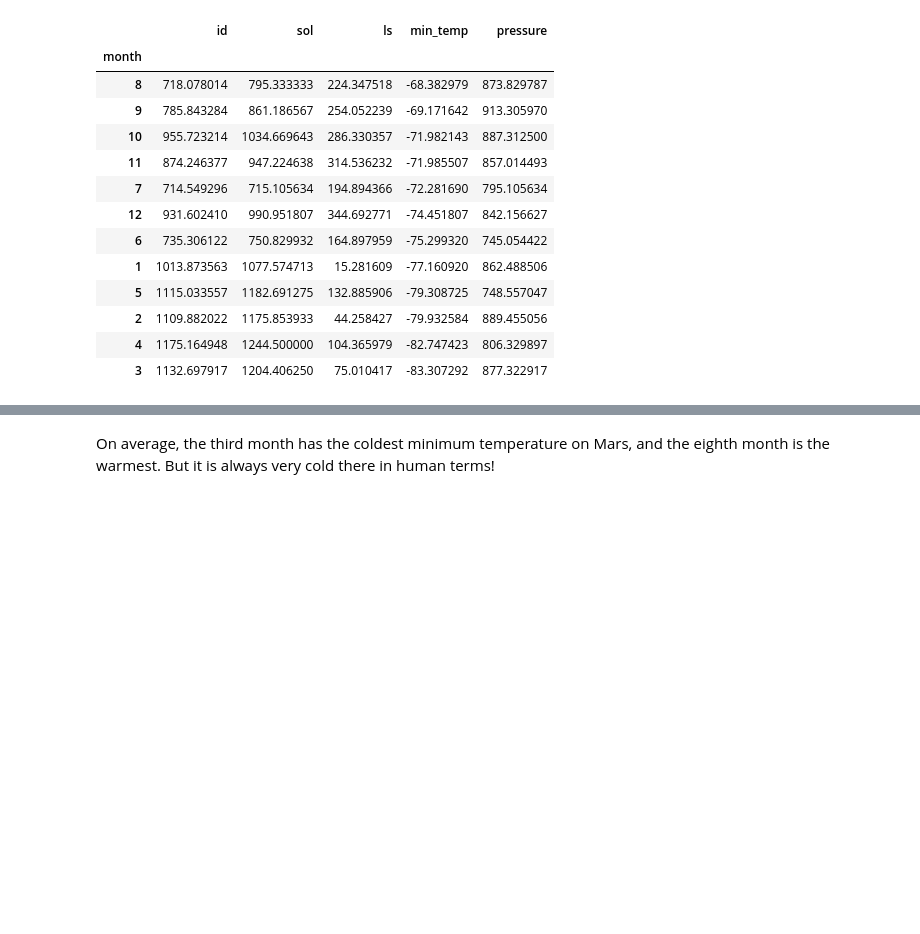
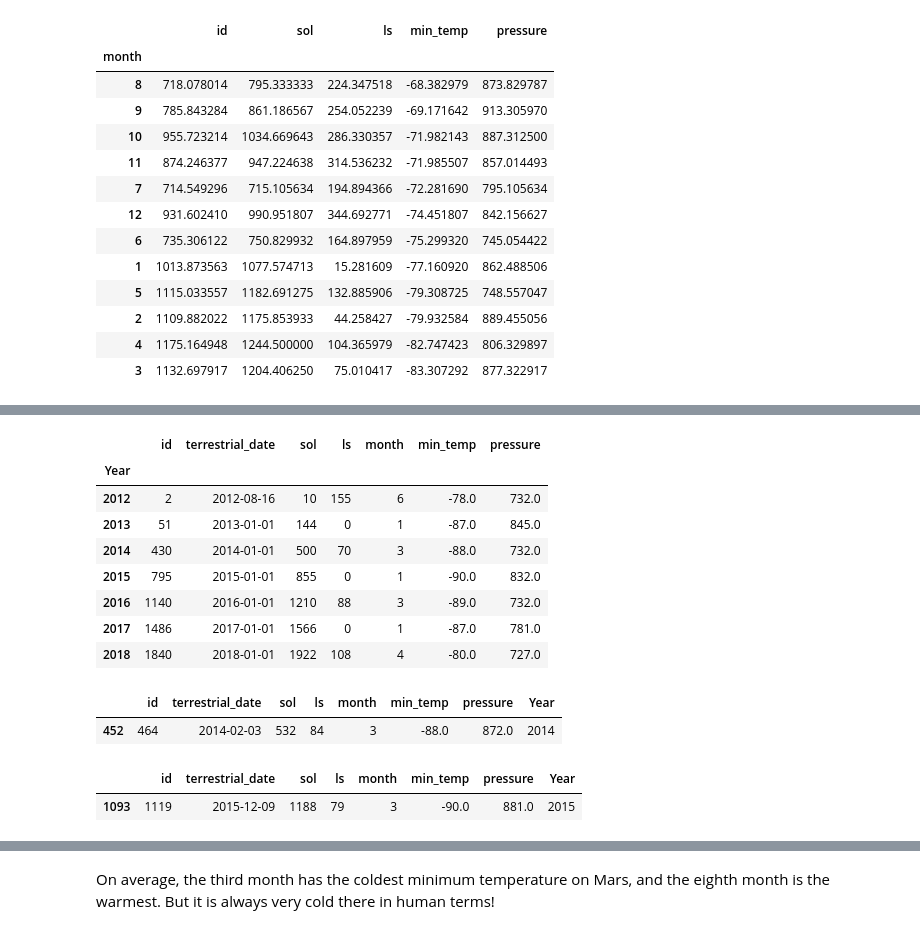
Before and after one commit to lcardsvr/Module-11-Challenge, a Jupyter notebook: part_2_mars_weather.ipynb, the cells around one changed output, grey strips where cells are left out. Saved outputs shown, nothing was run; the diff lists cells and outputs as text; code cells hidden in the pictures; blank space fills up the shorter version.

```diff
--- a/part_2_mars_weather.ipynb
+++ b/part_2_mars_weather.ipynb
@@ -378,0 +465,30 @@ avg_temp.sort_values(by='min_temp', ascending=False)
+# %%
+mars_df = mars_data_df.copy()
+# %%
+mars_df['Year'] = mars_df.terrestrial_date.dt.strftime('%Y')
+# %%
+mars_df.groupby("Year").min()
+# %% [output]
+|  | id | terrestrial_date | sol | ls | month | min_temp | pressure |
+| Year |  |  |  |  |  |  |  |
+| 2012 | 2 | 2012-08-16 | 10 | 155 | 6 | -78.0 | 732.0 |
+| 2013 | 51 | 2013-01-01 | 144 | 0 | 1 | -87.0 | 845.0 |
+| 2014 | 430 | 2014-01-01 | 500 | 70 | 3 | -88.0 | 732.0 |
+| 2015 | 795 | 2015-01-01 | 855 | 0 | 1 | -90.0 | 832.0 |
+| 2016 | 1140 | 2016-01-01 | 1210 | 88 | 3 | -89.0 | 732.0 |
+| 2017 | 1486 | 2017-01-01 | 1566 | 0 | 1 | -87.0 | 781.0 |
+| 2018 | 1840 | 2018-01-01 | 1922 | 108 | 4 | -80.0 | 727.0 |
+# %%
+min_2014  = mars_df.loc[(mars_df.min_temp == -88) & (mars_df.Year == '2014') & (mars_df.pressure == 872), :]
+
+min_2014
+# %% [output]
+|  | id | terrestrial_date | sol | ls | month | min_temp | pressure | Year |
+| 452 | 464 | 2014-02-03 | 532 | 84 | 3 | -88.0 | 872.0 | 2014 |
+# %%
+min_2015  = mars_df.loc[(mars_df.min_temp == -90) & (mars_df.Year == '2015'), :]
+
+min_2015
+# %% [output]
+|  | id | terrestrial_date | sol | ls | month | min_temp | pressure | Year |
+| 1093 | 1119 | 2015-12-09 | 1188 | 79 | 3 | -90.0 | 881.0 | 2015 |
```
Also changed, not shown: parts of 19 cells of this notebook, 1 other file.
